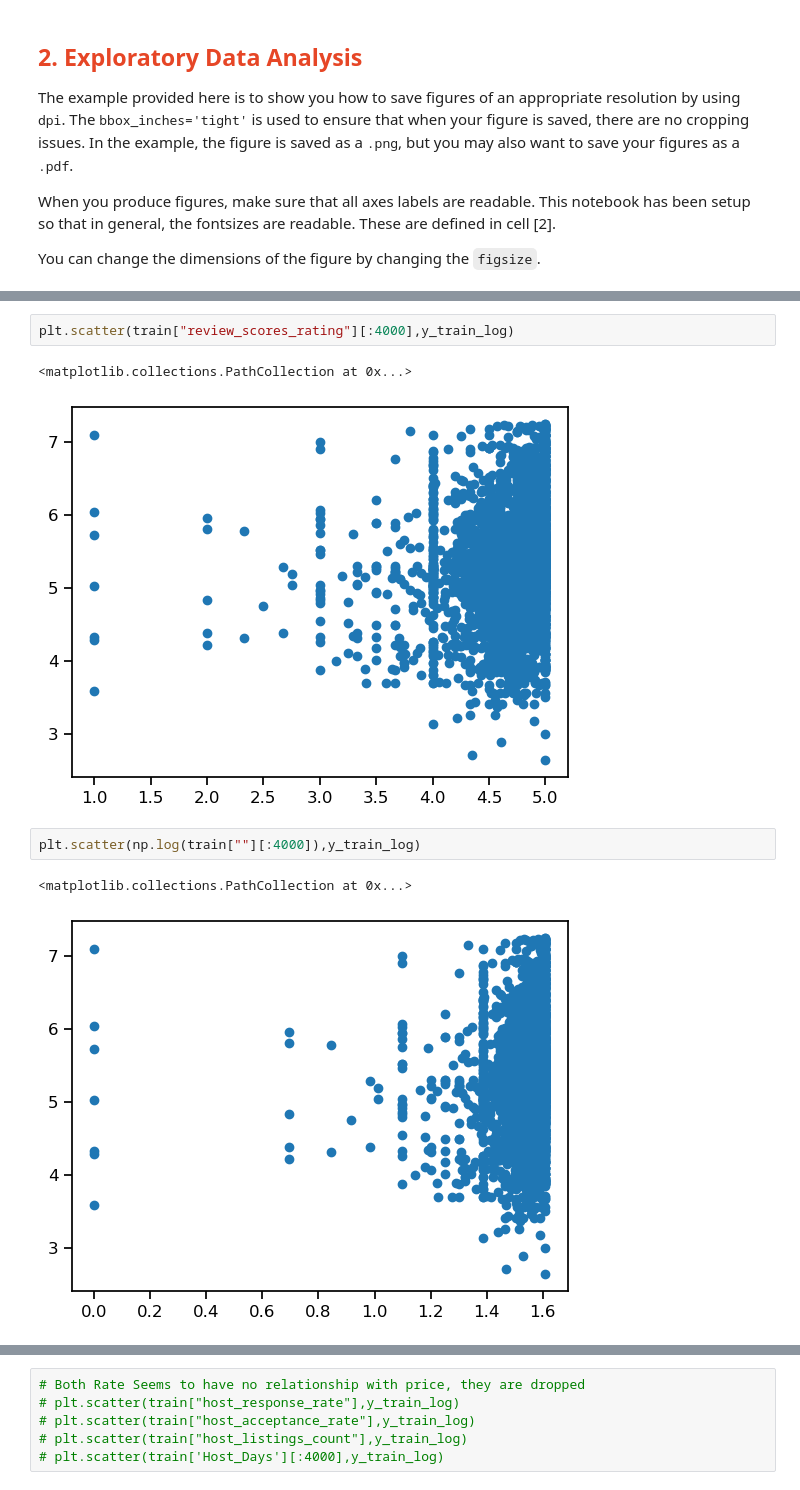
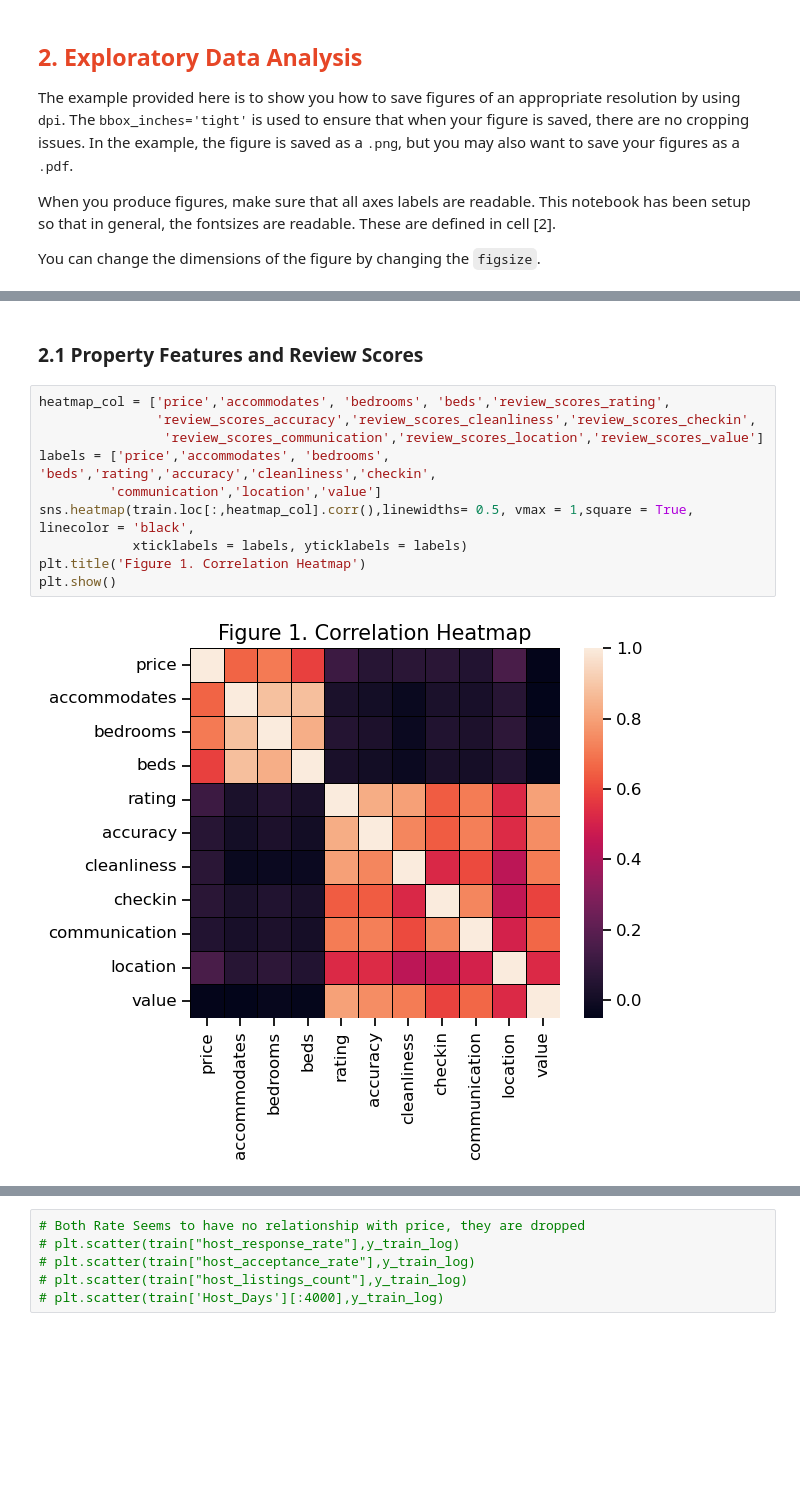
Before and after one commit to Jamielimingzhe/QBUS6810, a Jupyter notebook: QBUS6810_Group18_Notebook.ipynb, the cells around one changed output, grey strips where cells are left out. Cells and saved outputs as stored; diff of their text form; blank space fills up the shorter version.

Commit message:
graph

```diff
--- a/QBUS6810_Group18_Notebook.ipynb
+++ b/QBUS6810_Group18_Notebook.ipynb
@@ -338,10 +266,14 @@ pd.concat([train[:4000],y_train_log],axis=1).corr()
-# %%
-plt.scatter(train["review_scores_rating"][:4000],y_train_log)
-# %% [output]
-<matplotlib.collections.PathCollection at 0x...>
-[figure, removed]
-# %%
-plt.scatter(np.log(train[""][:4000]),y_train_log)
-# %% [output]
-<matplotlib.collections.PathCollection at 0x...>
-[figure, removed]
+# %% [markdown]
+### 2.1 Property Features and Review Scores
+# %%
+heatmap_col = ['price','accommodates', 'bedrooms', 'beds','review_scores_rating',
+               'review_scores_accuracy','review_scores_cleanliness','review_scores_checkin',
+                'review_scores_communication','review_scores_location','review_scores_value']
+labels = ['price','accommodates', 'bedrooms', 'beds','rating','accuracy','cleanliness','checkin',
+         'communication','location','value']
+sns.heatmap(train.loc[:,heatmap_col].corr(),linewidths= 0.5, vmax = 1,square = True, linecolor = 'black',
+            xticklabels = labels, yticklabels = labels)
+plt.title('Figure 1. Correlation Heatmap')
+plt.show()
+# %% [output]
+[figure, added]
```
Also changed, not shown: parts of 29 cells of this notebook, 1 other file.
